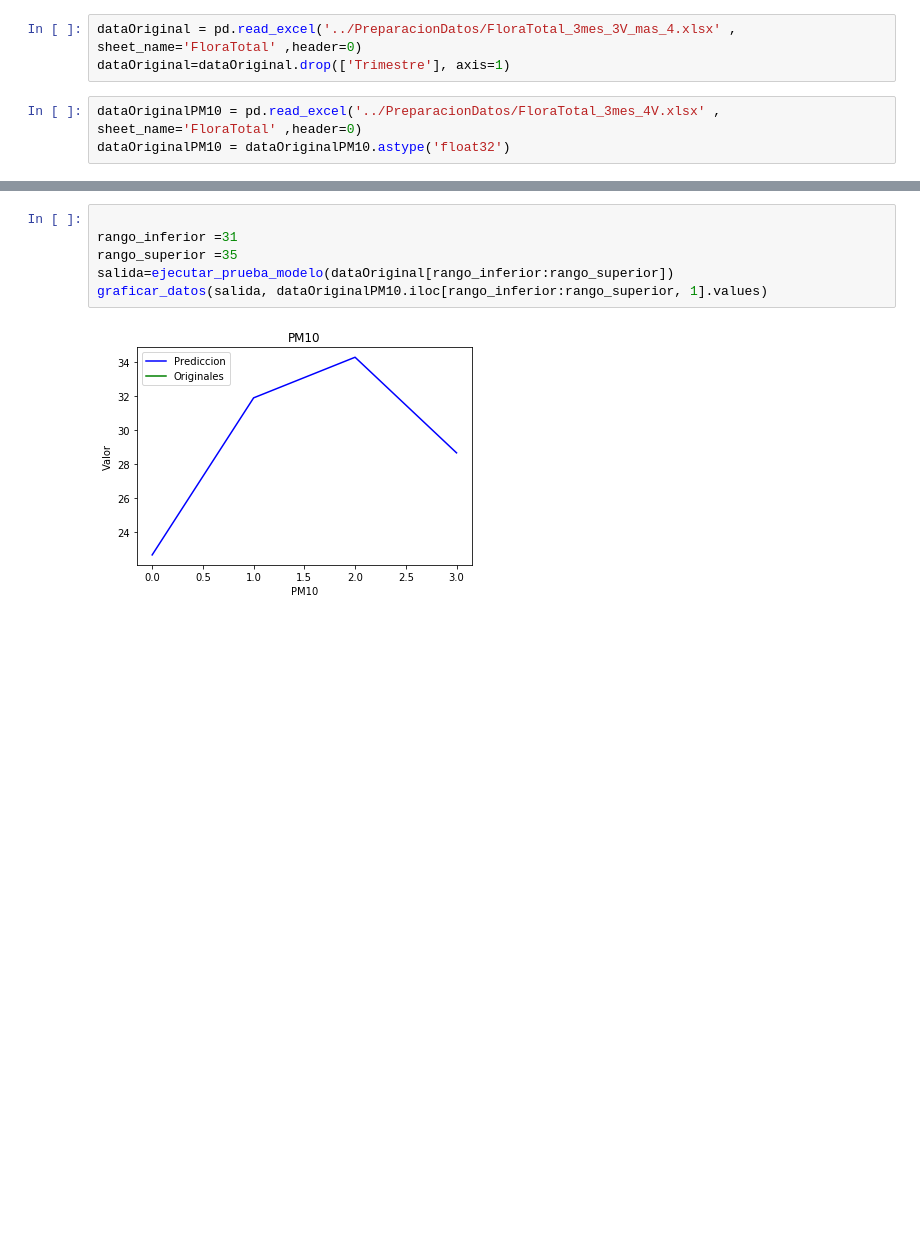
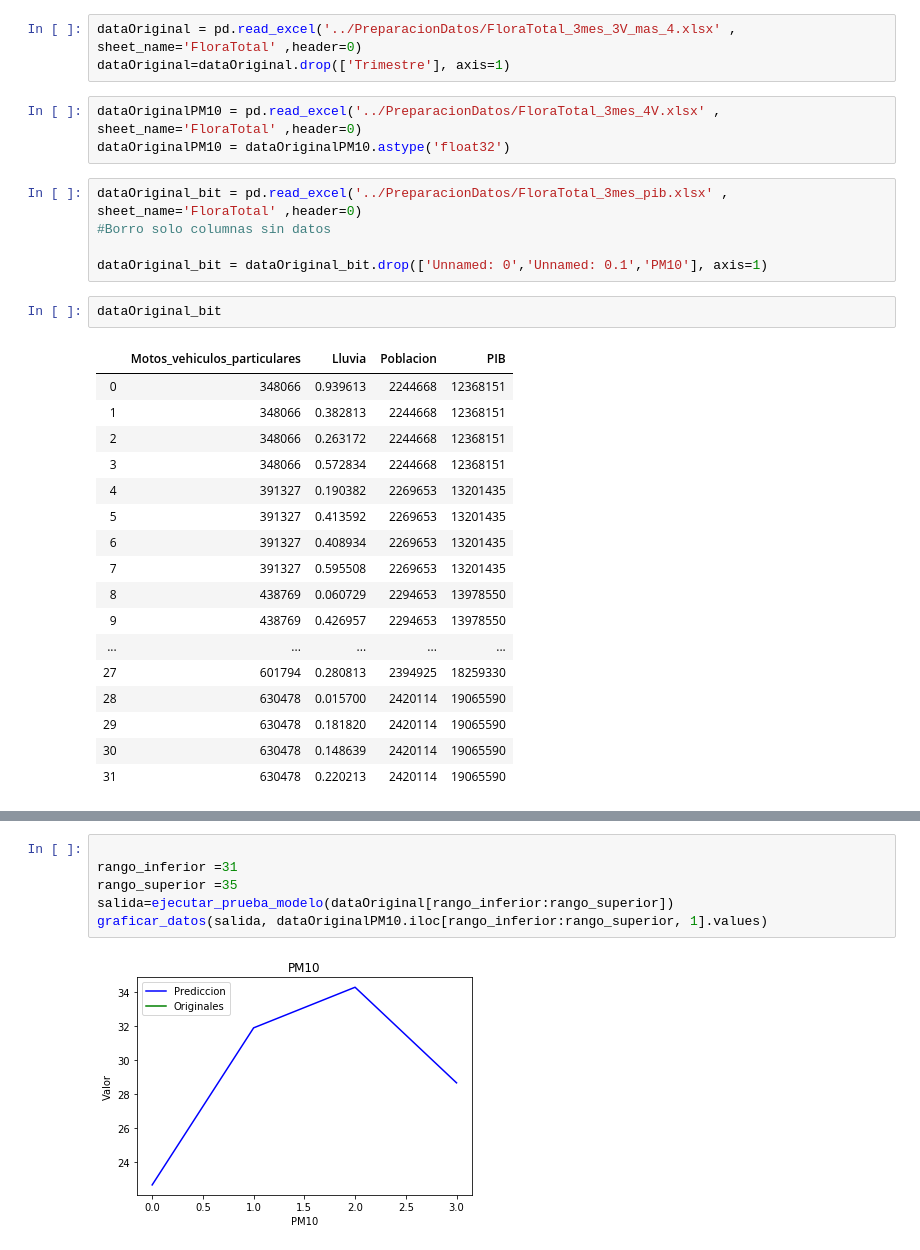
Before and after one commit to cchaparro/LTSM_Cali, a Jupyter notebook: Evaluacion/Evaluacion-flora_porcentaje.ipynb, the cells around one changed output, grey strips where cells are left out. Saved outputs shown, nothing was run; the diff lists cells and outputs as text; blank space fills up the shorter version.

```diff
--- a/Evaluacion/Evaluacion-flora_porcentaje.ipynb
+++ b/Evaluacion/Evaluacion-flora_porcentaje.ipynb
@@ -142,6 +190,31 @@ dataOriginal=dataOriginal.drop(['Trimestre'], axis=1)
 # %%
 dataOriginalPM10 = pd.read_excel('../PreparacionDatos/FloraTotal_3mes_4V.xlsx' , sheet_name='FloraTotal' ,header=0)
 dataOriginalPM10 = dataOriginalPM10.astype('float32')
+# %%
+dataOriginal_bit = pd.read_excel('../PreparacionDatos/FloraTotal_3mes_pib.xlsx' , sheet_name='FloraTotal' ,header=0)
+#Borro solo columnas sin datos
+
+dataOriginal_bit = dataOriginal_bit.drop(['Unnamed: 0','Unnamed: 0.1','PM10'], axis=1)
+# %%
+dataOriginal_bit
+# %% [output]
+|  | Motos_vehiculos_particulares | Lluvia | Poblacion | PIB |
+| 0 | 348066 | 0.939613 | 2244668 | 12368151 |
+| 1 | 348066 | 0.382813 | 2244668 | 12368151 |
+| 2 | 348066 | 0.263172 | 2244668 | 12368151 |
+| 3 | 348066 | 0.572834 | 2244668 | 12368151 |
+| 4 | 391327 | 0.190382 | 2269653 | 13201435 |
+| 5 | 391327 | 0.413592 | 2269653 | 13201435 |
+| 6 | 391327 | 0.408934 | 2269653 | 13201435 |
+| 7 | 391327 | 0.595508 | 2269653 | 13201435 |
+| 8 | 438769 | 0.060729 | 2294653 | 13978550 |
+| 9 | 438769 | 0.426957 | 2294653 | 13978550 |
+| ... | ... | ... | ... | ... |
+| 27 | 601794 | 0.280813 | 2394925 | 18259330 |
+| 28 | 630478 | 0.015700 | 2420114 | 19065590 |
+| 29 | 630478 | 0.181820 | 2420114 | 19065590 |
+| 30 | 630478 | 0.148639 | 2420114 | 19065590 |
+| 31 | 630478 | 0.220213 | 2420114 | 19065590 |
 # %%
 
 rango_inferior =0
```
Also changed, not shown: parts of 4 cells of this notebook, 12 other files.
